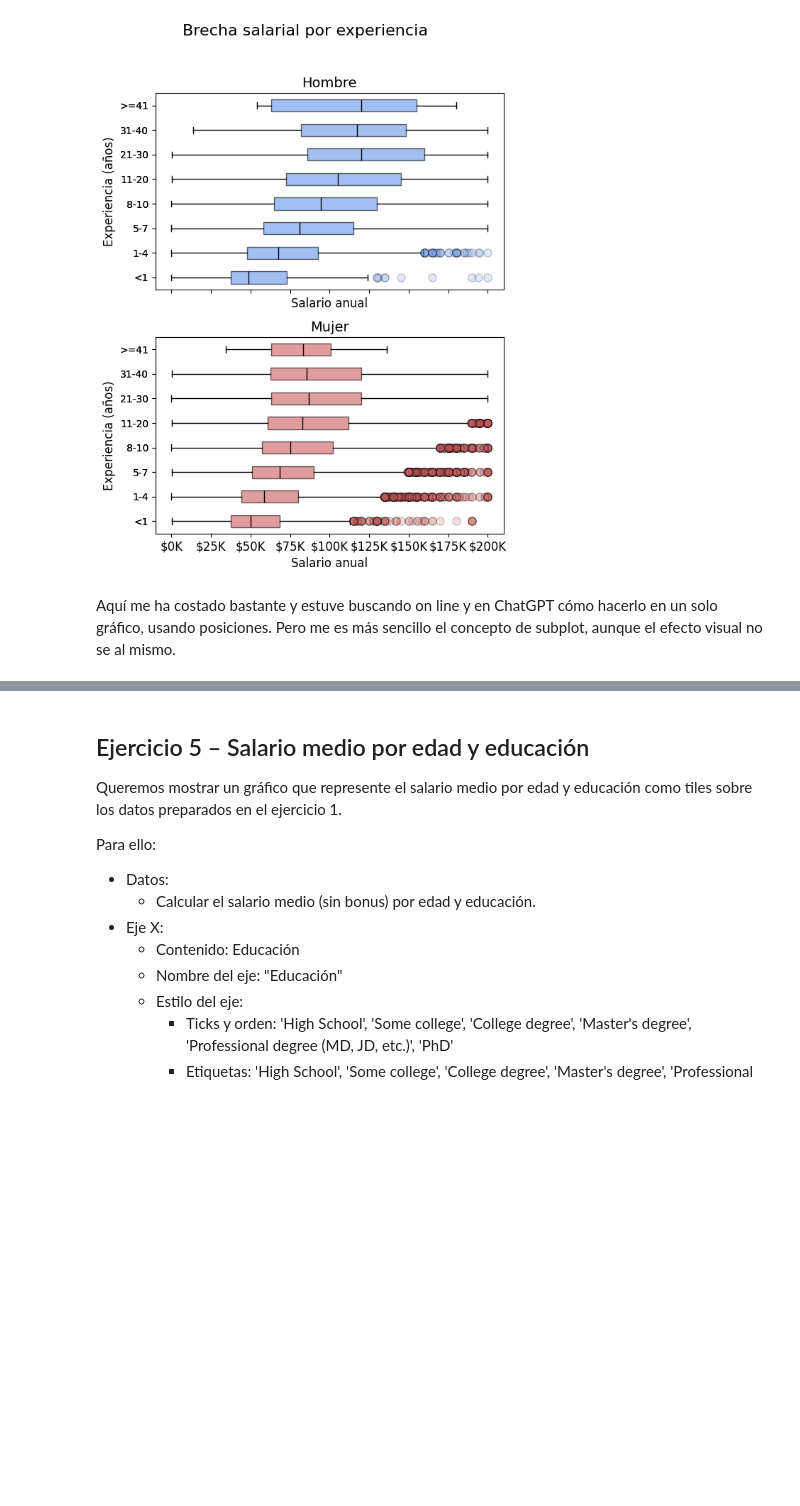
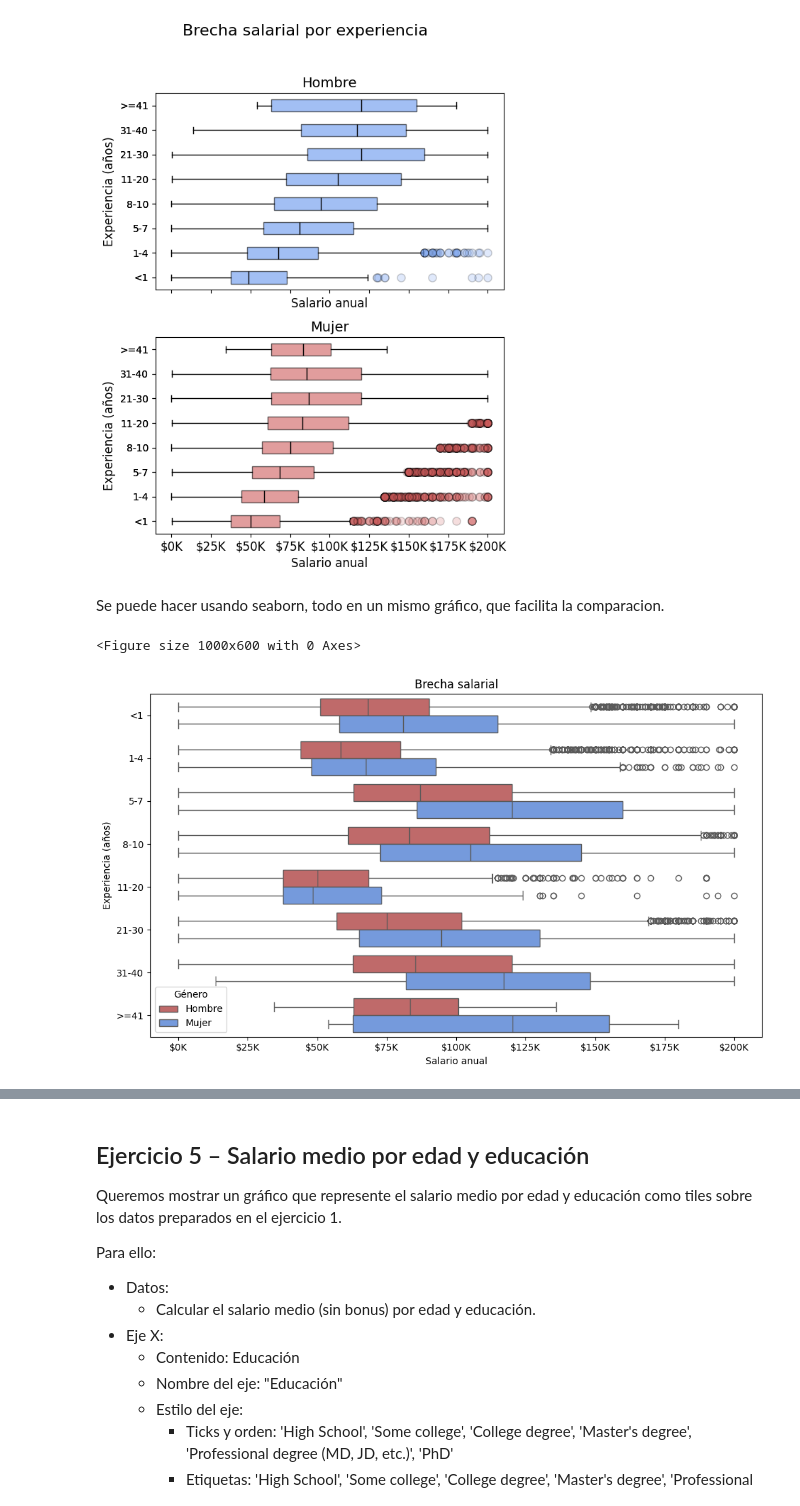
Before and after one commit to laurajimenezalonso/static_visualisation, a Jupyter notebook: notebooks/Ejercicios_Visualizacion_Estatica.ipynb, the cells around one changed output, grey strips where cells are left out. Cells and saved outputs as stored; diff of their text form; code cells hidden in the pictures; blank space fills up the shorter version.

```diff
--- a/notebooks/Ejercicios_Visualizacion_Estatica.ipynb
+++ b/notebooks/Ejercicios_Visualizacion_Estatica.ipynb
@@ -654,4 +654,38 @@ plt.show()
 # %% [output]
 [figure]
 # %% [markdown]
-Aquí me ha costado bastante y estuve buscando on line y en ChatGPT cómo hacerlo en un solo gráfico, usando posiciones. Pero me es más sencillo el concepto de subplot, aunque el efecto visual no se al mismo.
+Se puede hacer usando seaborn, todo en un mismo gráfico, que facilita la comparacion.
+# %%
+import seaborn as sns
+
+plt.figure(figsize=(10, 6))
+sns.boxplot(
+    data=data,
+    x='annual_salary_usd',
+    y='field_experience',
+    hue='gender',
+    orient='h',
+    palette={'Man': 'cornflowerblue', 'Woman': 'indianred'}
+)
+
+plt.yticks(ticks=range(len(exp_order)), labels=exp_labels)
+plt.ylabel('Experiencia (años)')
+
+max_salary = data['annual_salary_usd'].max()
+max_x = int(np.ceil(max_salary / 25000.0)) * 25000
+xticks_vals = range(0, max_x+1, 25000)
+xticks_labels = [f'${t//1000}K' for t in xticks_vals]
+plt.xticks(xticks_vals, xticks_labels)
+plt.xlabel('Salario anual')
+
+plt.title('Brecha salarial')
+
+# Leyenda
+handles, labels = plt.gca().get_legend_handles_labels()
+plt.legend(handles, ['Hombre', 'Mujer'], title='Género')
+
+plt.tight_layout()
+plt.show()
+# %% [output]
+<Figure size 1000x600 with 0 Axes>
+[figure, added]
```
Also changed, not shown: parts of 3 cells of this notebook, 1 other file.
